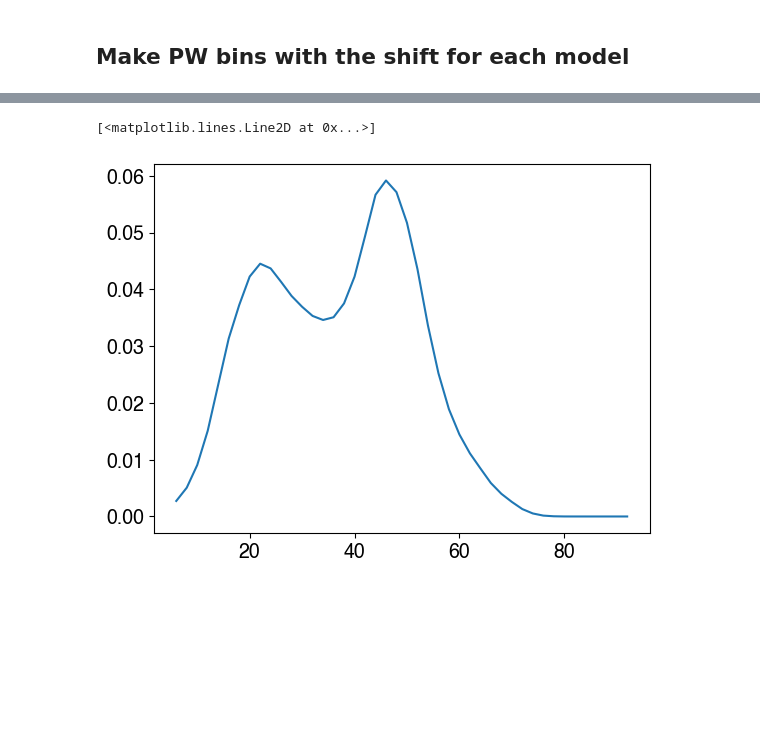
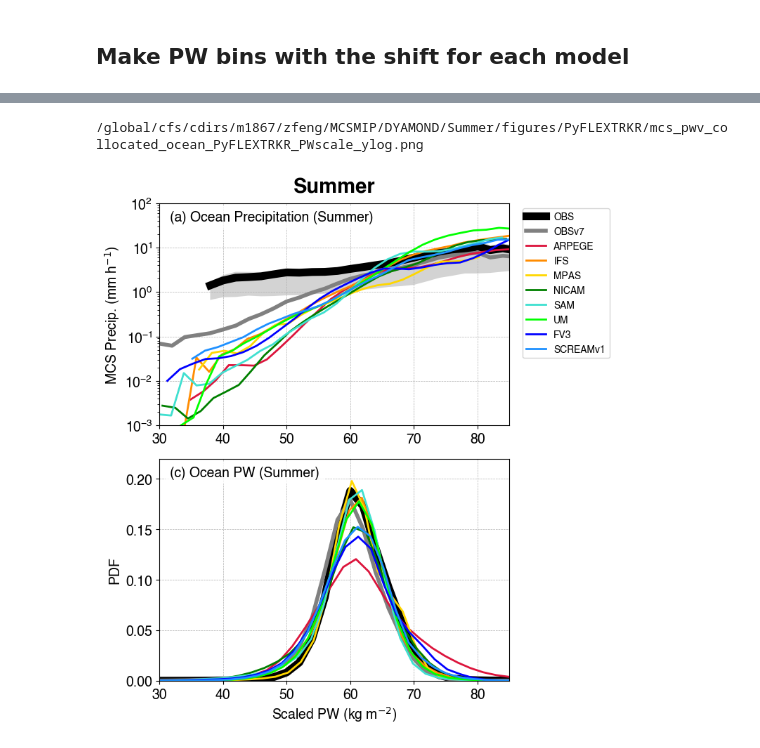
Before and after one commit to WACCEM/MCSMIP-DYAMOND, a Jupyter notebook: Notebooks/mcsmip_mcs_intqv_pair_mean_1tracker.ipynb, the cells around one changed output, grey strips where cells are left out. Saved outputs shown, nothing was run; the diff lists cells and outputs as text; code cells hidden in the pictures; blank space fills up the shorter version.

```diff
--- a/Notebooks/mcsmip_mcs_intqv_pair_mean_1tracker.ipynb
+++ b/Notebooks/mcsmip_mcs_intqv_pair_mean_1tracker.ipynb
@@ -229,7 +239,7 @@ total_land.plot.line(x='bins', ax=axes[1])
 # %%
 def plot_lines_mxn(nrow, ncol, data_arr, xbin, qrt_arr,
                  titles=None, titles_loc=None, title_ha=None, xlabels=None, ylabels=None, xticks=None, legends=None, legend_loc=None, legend_ncol=None,
-                 fontsize=None, legend_fontsize=None, legend_anchor=None, xlims=None, ylims=None, col_labels=None, wspace=None, hspace=None,
+                 fontsize=None, legend_fontsize=None, legend_anchor=None, xlims=None, ylims=None, yscale=None, col_labels=None, wspace=None, hspace=None,
                  shade_dict=None, shade_qrt=None, draw_arrow=False, text_dict=None, figname=None, figsize=None, inset_flag=None):
 
     mpl.rcParams['font.size'] = fontsize
@@ -309,6 +319,7 @@ def plot_lines_mxn(nrow, ncol, data_arr, xbin, qrt_arr,
             if xticks is not None: ax.set_xticks(xticks[col])
             if ylims is not None: ax.set_ylim(ylims[row][col][0], ylims[row][col][1])
             if xlims is not None: ax.set_xlim(xlims[col][0], xlims[col][1])
+            if yscale is not None: ax.set_yscale(yscale[row][col])
             # ax.set_title(titles[row][col], loc='left')
             # Make title within the axis
             flabel = ax.text(titles_loc[0], titles_loc[1], titles[row][col], ha=title_ha, transform=ax.transAxes, fontsize=fontsize)
@@ -367,7 +425,9 @@ xlabels = ['PW (kg m$^{-2}$)','PW (kg m$^{-2}$)']
 ylabels = [['MCS Precip. (mm h$^{-1}$)', 'MCS Precip. (mm h$^{-1}$)'],['PDF', 'PDF']]
 xticks = None
 xlims = [(30,85),(30,85)]
-ylims = [[(0,33),(0,33)],[(0,0.22),(0,0.13)]]
+# ylims = [[(0,33),(0,33)],[(0,0.22),(0,0.13)]]
+ylims = [[(1e-3,100),(1e-2,100)],[(0,0.22),(0,0.13)]]
+yscale = [['log','log'],['linear','linear']]
 
 legend_loc = 'upper right'
 legend_ncol = 1
@@ -377,14 +437,12 @@ legend_fontsize = 10
 figsize = [12,7]
 wspace = 0.22
 hspace = 0.15
-# text_dict = {'text': f'{diameter_km:.0f}km', 'x': 1.0, 'y':0.96, 'ha':'right', 'va':'center', 'fontsize':fontsize*1.5}
 text_dict = None
-# shade_dict = {'xmin':60, 'xmax':70, 'color':'lightskyblue', 'alpha':0.2}
 shade_dict = None
-figname = f'{figdir}mcs_pwv_collocated_ocean_land_{tracker}.png'
+figname = f'{figdir}mcs_pwv_collocated_ocean_land_{tracker}_ylog.png'
 print(figname)
 fig = plot_lines_mxn(nrow, ncol, data_arr, xbin, qrt_arr,
                    titles=titles, titles_loc=titles_loc, title_ha=title_ha, xlabels=xlabels, ylabels=ylabels, xticks=xticks, legends=legends, legend_loc=legend_loc, legend_ncol=legend_ncol,
-                   fontsize=fontsize, legend_fontsize=legend_fontsize, legend_anchor=legend_anchor, xlims=xlims, ylims=ylims, col_labels=col_labels, wspace=wspace, hspace=hspace,
+                   fontsize=fontsize, legend_fontsize=legend_fontsize, legend_anchor=legend_anchor, xlims=xlims, ylims=ylims, yscale=yscale, col_labels=col_labels, wspace=wspace, hspace=hspace,
                    shade_dict=shade_dict, shade_qrt=True, draw_arrow=False, text_dict=text_dict, figname=figname, figsize=figsize)
 # %% [output]
@@ -491,7 +549,7 @@ for isrc in range(len(pw_shifts_land)):
 # %%
 def plot_lines_mxn2(nrow, ncol, data_arr, xbin, qrt_arr,
                  titles=None, titles_loc=None, title_ha=None, xlabels=None, ylabels=None, xticks=None, legends=None, legend_loc=None, legend_ncol=None,
-                 fontsize=None, legend_fontsize=None, legend_anchor=None, xlims=None, ylims=None, col_labels=None, wspace=None, hspace=None,
+                 fontsize=None, legend_fontsize=None, legend_anchor=None, xlims=None, ylims=None, yscale=None, col_labels=None, wspace=None, hspace=None,
                  shade_dict=None, shade_qrt=None, draw_arrow=False, text_dict=None, figname=None, figsize=None, inset_flag=None):
 
     mpl.rcParams['font.size'] = fontsize
@@ -572,6 +630,7 @@ def plot_lines_mxn2(nrow, ncol, data_arr, xbin, qrt_arr,
             if xticks is not None: ax.set_xticks(xticks[col])
             if ylims is not None: ax.set_ylim(ylims[row][col][0], ylims[row][col][1])
             if xlims is not None: ax.set_xlim(xlims[col][0], xlims[col][1])
+            if yscale is not None: ax.set_yscale(yscale[row][col])
             # ax.set_title(titles[row][col], loc='left')
             # Make title within the axis
             flabel = ax.text(titles_loc[0], titles_loc[1], titles[row][col], ha=title_ha, transform=ax.transAxes, fontsize=fontsize)
@@ -646,6 +760,55 @@ fig = plot_lines_mxn2(nrow, ncol, data_arr, _xbin, qrt_arr,
 # %%
-plt.plot(xbin, mcs_land_pdf.sel(source='obs'))
-# plt.plot(xbin_shift_land['obs'], mcs_land_pdf.sel(source='obs'))
+if PHASE == 'Summer':
+    titles = [
+        ['(a) Ocean Precipitation (Summer)'],
+        ['(c) Ocean PW (Summer)'],
+    ]
+elif PHASE == 'Winter':
+    titles = [
+        ['(b) Ocean Precipitation (Winter)',],
+        ['(d) Ocean PW (Winter)',],
+    ]
+
+# Data array [row][col]
+data_arr = [
+    [mcs_ocean, ],
+    [mcs_ocean_pdf, ],
+]
+qrt_arr = [
+    [(mcs_ocean25, mcs_ocean75), ],
+    [None, ],
+]
+_xbin = [xbin_shift_ocean, ]
+legends = name_map
+nrow = len(data_arr)
+ncol = 1
+col_labels = [PHASE]
+titles_loc = [0.03, 0.92]
+title_ha = 'left'
+xlabels = ['Scaled PW (kg m$^{-2}$)','Scaled PW (kg m$^{-2}$)']
+ylabels = [['MCS Precip. (mm h$^{-1}$)', 'MCS Precip. (mm h$^{-1}$)'],['PDF', 'PDF']]
+xticks = None
+xlims = [(30,85),(30,85)]
+# ylims = [[(0,33),(0,33)],[(0,0.22),(0,0.13)]]
+ylims = [[(1e-3,100),(1e-2,100)],[(0,0.22),(0,0.13)]]
+yscale = [['log','log'],['linear','linear']]
+
+legend_loc = 'upper right'
+legend_ncol = 1
+legend_anchor = (1.3, 1)
+fontsize = 14
+legend_fontsize = 10
+figsize = [6,8]
+wspace = 0.22
+hspace = 0.15
+text_dict = None
+shade_dict = None
+figname = f'{figdir}mcs_pwv_collocated_ocean_{tracker}_PWscale_ylog.png'
+print(figname)
+fig = plot_lines_mxn2(nrow, ncol, data_arr, _xbin, qrt_arr,
+                   titles=titles, titles_loc=titles_loc, title_ha=title_ha, xlabels=xlabels, ylabels=ylabels, xticks=xticks, legends=legends, legend_loc=legend_loc, legend_ncol=legend_ncol,
+                   fontsize=fontsize, legend_fontsize=legend_fontsize, legend_anchor=legend_anchor, xlims=xlims, ylims=ylims, yscale=yscale, col_labels=col_labels, wspace=wspace, hspace=hspace,
+                   shade_dict=shade_dict, shade_qrt=True, draw_arrow=False, text_dict=text_dict, figname=figname, figsize=figsize)
 # %% [output]
-[<matplotlib.lines.Line2D at 0x...>]
+/global/cfs/cdirs/m1867/zfeng/MCSMIP/DYAMOND/Summer/figures/PyFLEXTRKR/mcs_pwv_collocated_ocean_PyFLEXTRKR_PWscale_ylog.png
-[figure, old version]
+[figure, new version]
```
Also changed, not shown: parts of 18 cells of this notebook, 8 other files.
